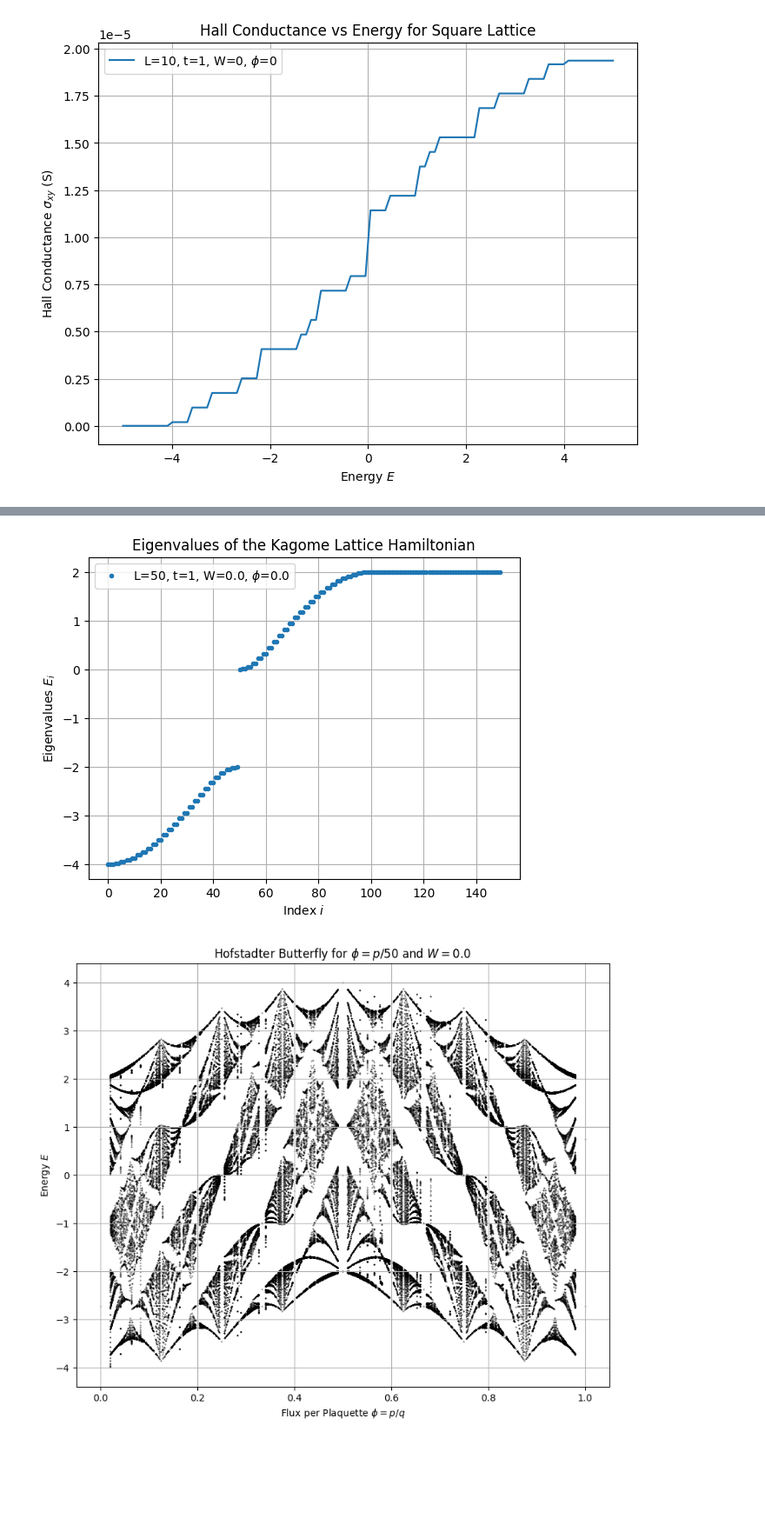
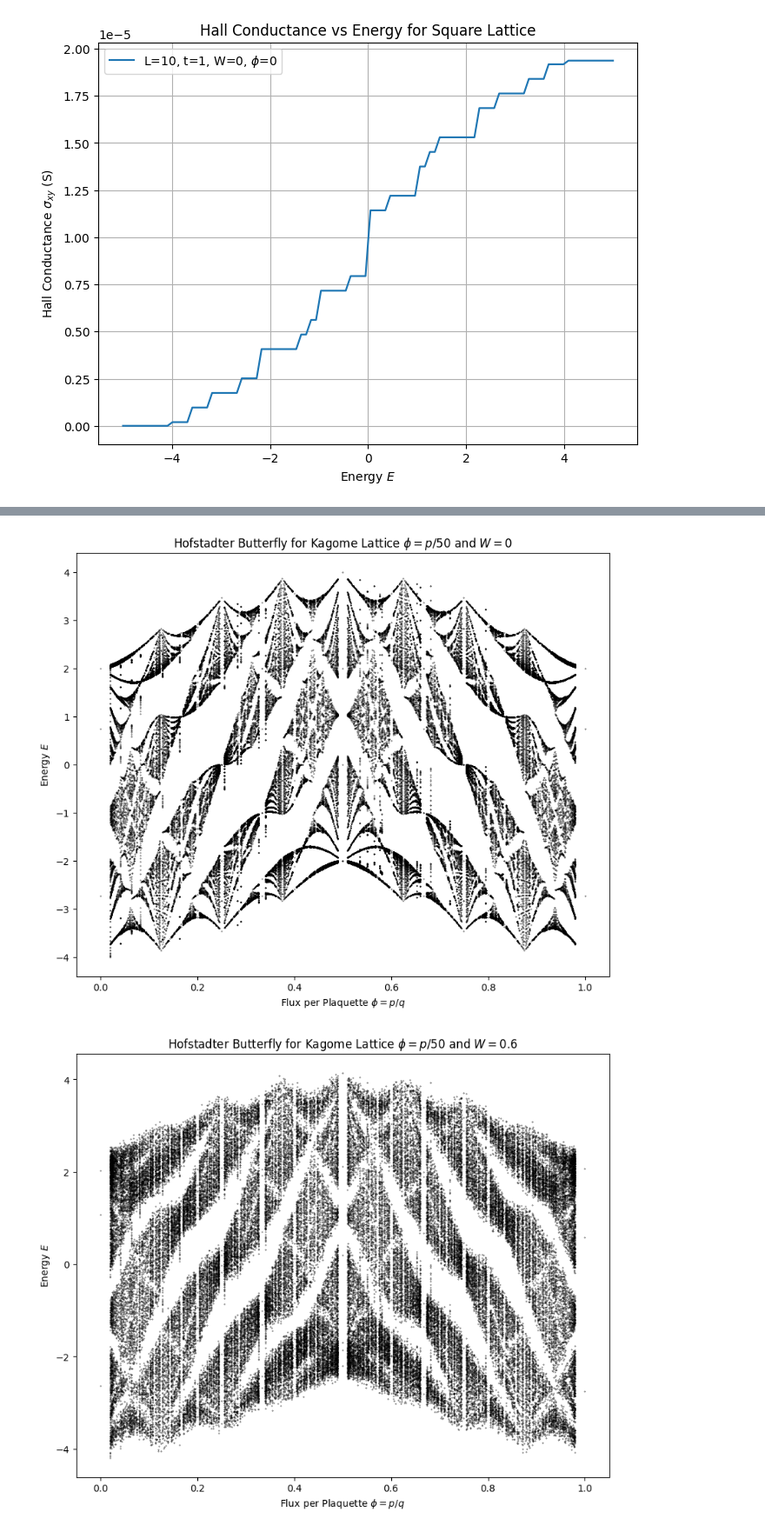
Before and after one commit to amalbumbia/EuclideanLattices, a Jupyter notebook: test.ipynb, the cells around one changed output, grey strips where cells are left out. Shown at 87% size. Drawn from its saved outputs; the diff is of its cells as text; code cells hidden in the pictures; blank space fills up the shorter version.

```diff
--- a/test.ipynb
+++ b/test.ipynb
@@ -94,18 +96,25 @@ Tri.plot_hofstadter_butterfly(save = True)
+# %%
+# Initialize the Kagome
+
+Kagome = Kagome_Hamiltonian(t=1, W=0, max_q=50, L = None, p=0, q=0, save=False)
+
+Kagome.plot_hofstadter_butterfly(save = True)
+# %% [output]
+[figure, added]
 # %%
 # Initialize the Kagome
 
-Kagome = Kagome_Hamiltonian(t=1, W=0.0, phi=0.0, q=50, save = True)
+Kagome = Kagome_Hamiltonian(t=1, W=0.6, max_q=50, L = None, p=0, q=0, save=False)
 
 # Generate outputs of the square pass through to plot
 k_outputs = Kagome.prepare_outputs()
 
 # Initializing Honeycomb plotting
 k_plot = Plotting_Functions(k_outputs, save = True)
 
 # Plot the Eigenvalue spectrum of the Square
-k_plot.plot_evals(save = True)
+#k_plot.plot_evals(save = True)
 
 Kagome.plot_hofstadter_butterfly(save = True)
 # %% [output]
-[figure, old version]
+[figure, new version]
-[figure, removed]
```
Also changed, not shown: parts of 5 cells of this notebook, 1 other file.
